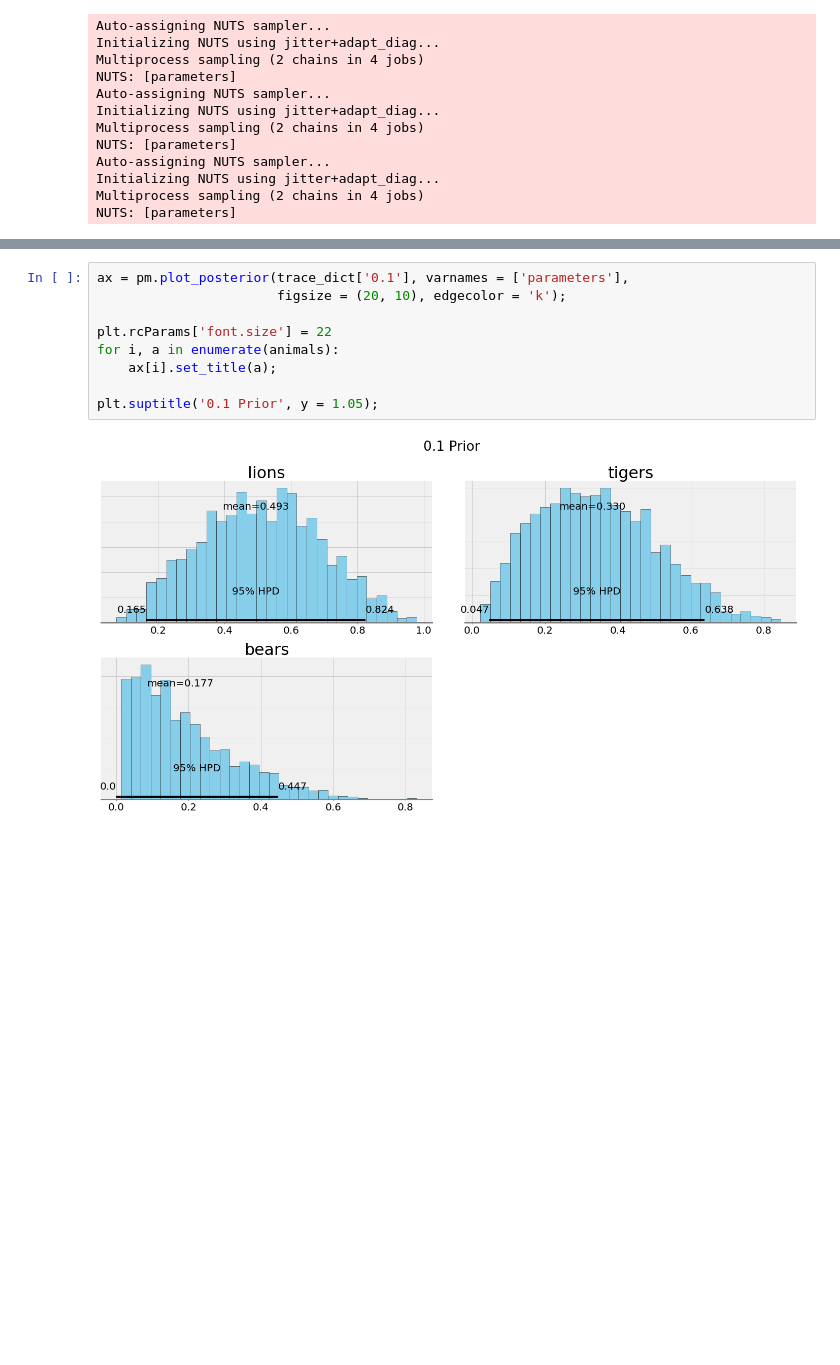
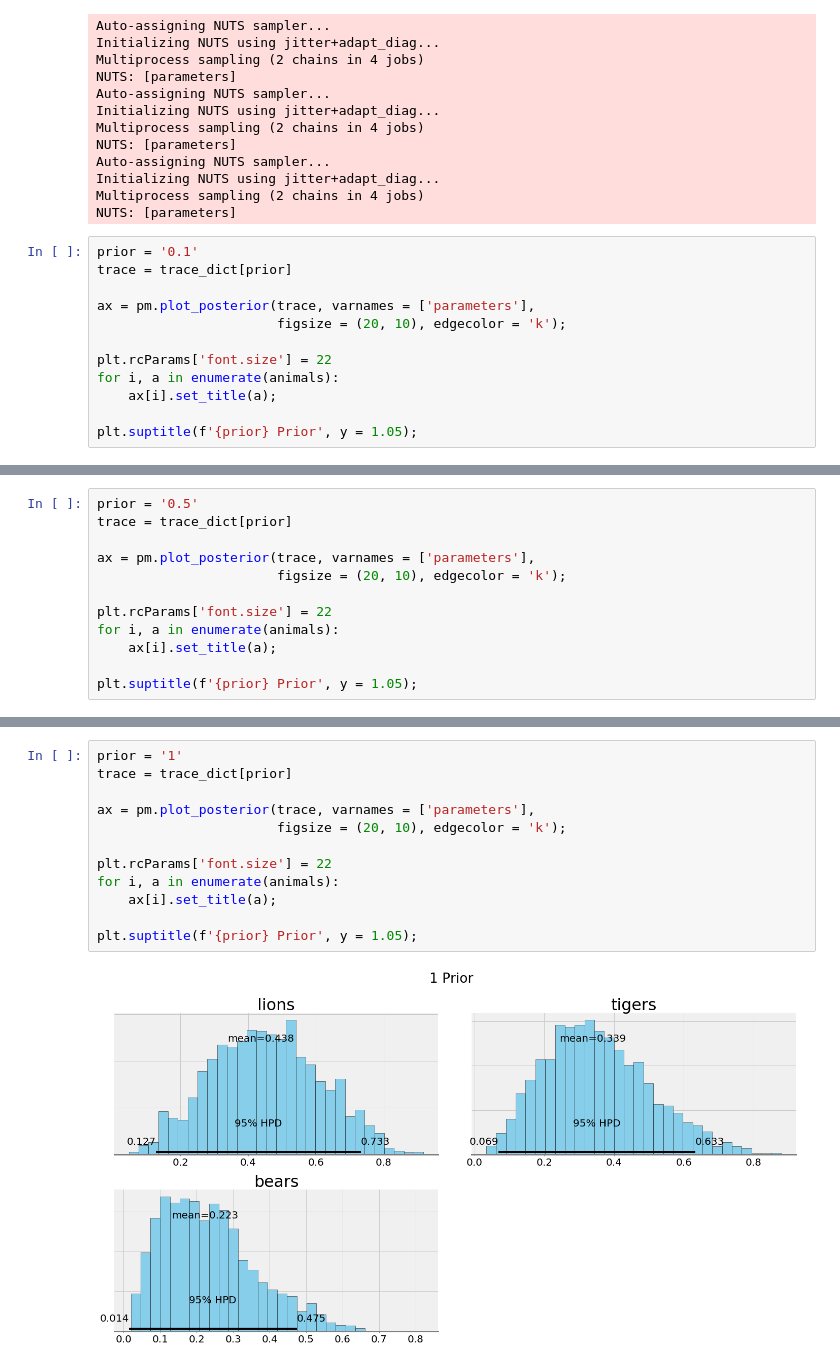
Before and after one commit to WillKoehrsen/probabilistic-programming, a Jupyter notebook: Allen Downey Problem.ipynb, the cells around one changed output, grey strips where cells are left out. Saved outputs shown, nothing was run; the diff lists cells and outputs as text; blank space fills up the shorter version.

Commit message:
Added differing priors

```diff
--- a/Allen Downey Problem.ipynb
+++ b/Allen Downey Problem.ipynb
@@ -471,3 +471,15 @@ Auto-assigning NUTS sampler...
 Initializing NUTS using jitter+adapt_diag...
 Multiprocess sampling (2 chains in 4 jobs)
 NUTS: [parameters]
+# %%
+prior = '0.1'
+trace = trace_dict[prior]
+
+ax = pm.plot_posterior(trace, varnames = ['parameters'],
+                       figsize = (20, 10), edgecolor = 'k');
+
+plt.rcParams['font.size'] = 22
+for i, a in enumerate(animals):
+    ax[i].set_title(a);
+
+plt.suptitle(f'{prior} Prior', y = 1.05);
@@ -473,0 +499,12 @@ NUTS: [parameters]
+# %%
+prior = '0.5'
+trace = trace_dict[prior]
+
+ax = pm.plot_posterior(trace, varnames = ['parameters'],
+                       figsize = (20, 10), edgecolor = 'k');
+
+plt.rcParams['font.size'] = 22
+for i, a in enumerate(animals):
+    ax[i].set_title(a);
+
+plt.suptitle(f'{prior} Prior', y = 1.05);
@@ -474,11 +522,14 @@ NUTS: [parameters]
 # %%
-ax = pm.plot_posterior(trace_dict['0.1'], varnames = ['parameters'],
+prior = '1'
+trace = trace_dict[prior]
+
+ax = pm.plot_posterior(trace, varnames = ['parameters'],
                        figsize = (20, 10), edgecolor = 'k');
 
 plt.rcParams['font.size'] = 22
 for i, a in enumerate(animals):
     ax[i].set_title(a);
 
-plt.suptitle('0.1 Prior', y = 1.05);
+plt.suptitle(f'{prior} Prior', y = 1.05);
 # %% [output]
-[figure, old version]
+[figure, new version]
```
Also changed, not shown: parts of 24 cells of this notebook.
